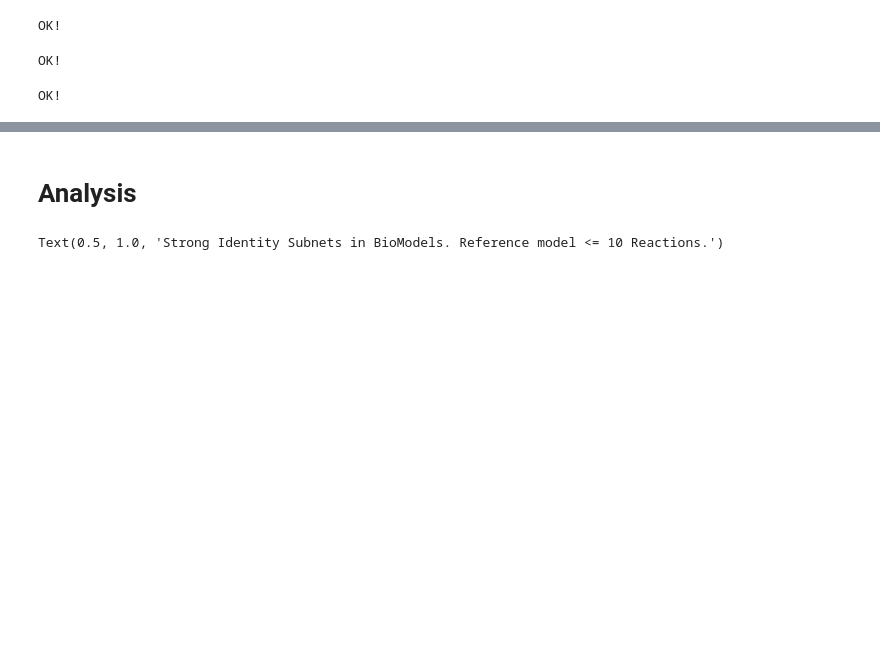
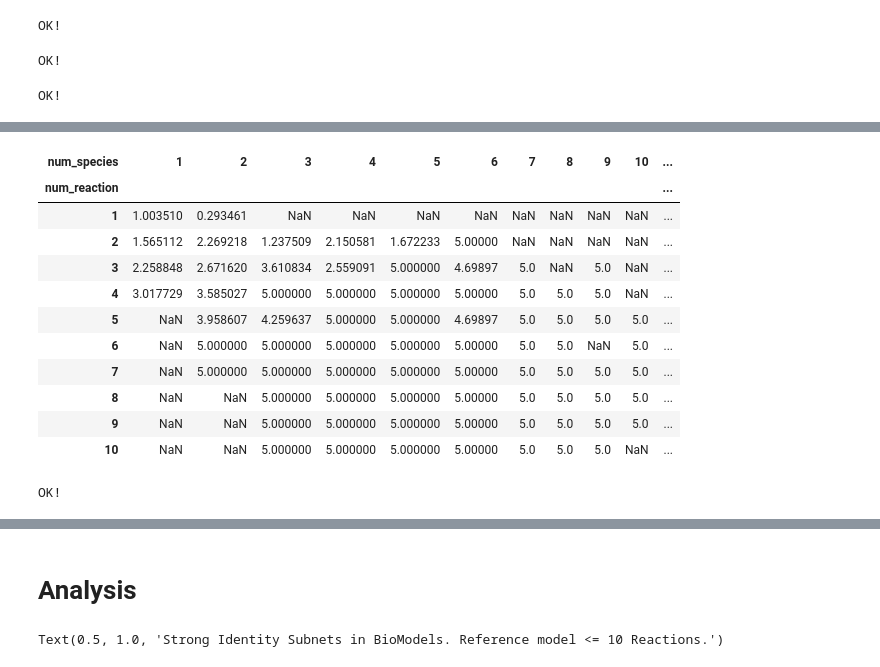
Before and after one commit to ModelEngineering/pySubnetSB, a Jupyter notebook: notebooks/analyze_biomodels_subnets.ipynb, the cells around one changed output, grey strips where cells are left out. Saved outputs shown, nothing was run; the diff lists cells and outputs as text; code cells hidden in the pictures; blank space fills up the shorter version.

```diff
--- a/notebooks/analyze_biomodels_subnets.ipynb
+++ b/notebooks/analyze_biomodels_subnets.ipynb
@@ -207,0 +208,40 @@ num_reference_target_pair=109536
+# %%
+pivot_df = pivot_df.map(lambda x: max(x, 1e-5))
+pivot_log10_df = pivot_df.map(lambda x: -np.log10(x))
+pivot_log10_df
+# %% [output]
+| num_species | 1 | 2 | 3 | 4 | 5 | 6 | 7 | 8 | 9 | 10 | ... |
+| num_reaction |  |  |  |  |  |  |  |  |  |  | ... |
+| 1 | 1.003510 | 0.293461 | NaN | NaN | NaN | NaN | NaN | NaN | NaN | NaN | ... |
+| 2 | 1.565112 | 2.269218 | 1.237509 | 2.150581 | 1.672233 | 5.00000 | NaN | NaN | NaN | NaN | ... |
+| 3 | 2.258848 | 2.671620 | 3.610834 | 2.559091 | 5.000000 | 4.69897 | 5.0 | NaN | 5.0 | NaN | ... |
+| 4 | 3.017729 | 3.585027 | 5.000000 | 5.000000 | 5.000000 | 5.00000 | 5.0 | 5.0 | 5.0 | NaN | ... |
+| 5 | NaN | 3.958607 | 4.259637 | 5.000000 | 5.000000 | 4.69897 | 5.0 | 5.0 | 5.0 | 5.0 | ... |
+| 6 | NaN | 5.000000 | 5.000000 | 5.000000 | 5.000000 | 5.00000 | 5.0 | 5.0 | NaN | 5.0 | ... |
+| 7 | NaN | 5.000000 | 5.000000 | 5.000000 | 5.000000 | 5.00000 | 5.0 | 5.0 | 5.0 | 5.0 | ... |
+| 8 | NaN | NaN | 5.000000 | 5.000000 | 5.000000 | 5.00000 | 5.0 | 5.0 | 5.0 | 5.0 | ... |
+| 9 | NaN | NaN | 5.000000 | 5.000000 | 5.000000 | 5.00000 | 5.0 | 5.0 | 5.0 | 5.0 | ... |
+| 10 | NaN | NaN | 5.000000 | 5.000000 | 5.000000 | 5.00000 | 5.0 | 5.0 | 5.0 | NaN | ... |
+# %%
+def plotModelPOC(is_strong:bool=True, is_plot:bool=True):
+    if is_strong:
+        column = cn.D_PROBABILITY_OF_OCCURRENCE_STRONG
+        adjective = 'Strong'
+    else:
+        column = cn.D_PROBABILITY_OF_OCCURRENCE_WEAK
+        adjective = 'Weak'
+    pivot_df = SUMMARY_DF.pivot_table(values=column,
+                    index=cn.D_NUM_REACTION, columns=cn.D_NUM_SPECIES, aggfunc='median')
+    pivot_df = pivot_df.map(lambda x: max(x, 1e-5))
+    pivot_df = pivot_df.map(lambda x: -np.log10(x))
+    pivot_df.sort_index(level=0, ascending=False, inplace=True)
+    if is_plot:
+        sns.heatmap(plot_df, annot=True, fmt="1.1f", cmap="coolwarm", vmin=0, vmax=5,
+              annot_kws={'size': 8},
+              cbar_kws={'label': '-log10 Probability of occurrence'})
+        plt.title(f"{adjective} Identity")
+# Test
+plotModelPOC(is_strong=True, is_plot=False)
+print("OK!")
+# %% [output]
+OK!
```
Also changed, not shown: parts of 17 cells of this notebook, 5 other files.
